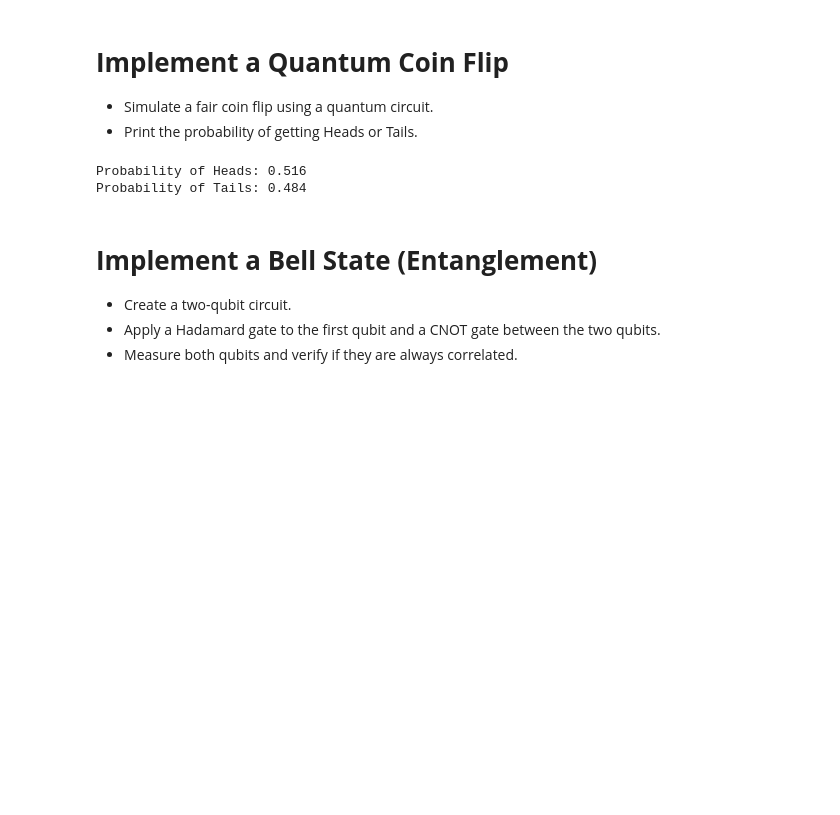
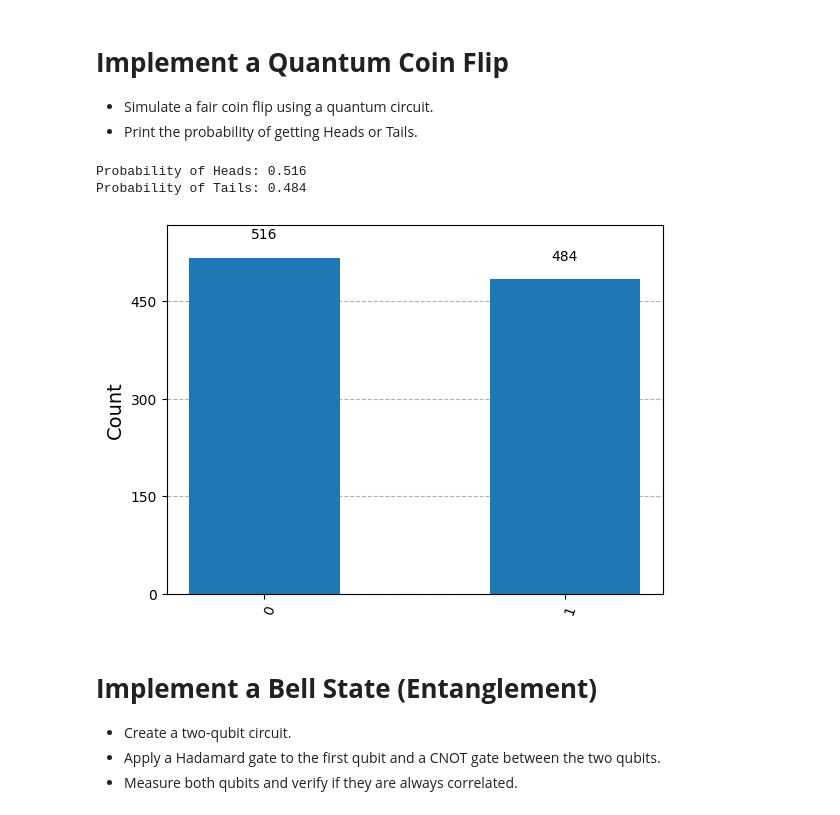
Before and after one commit to Fraol7/iCog-Labs-Tasks, a Jupyter notebook: Task_QC_Training.ipynb, the cells around one changed output. Drawn from its saved outputs; the diff is of its cells as text; code cells hidden in the pictures; blank space fills up the shorter version.

```diff
--- a/Task_QC_Training.ipynb
+++ b/Task_QC_Training.ipynb
@@ -80,41 +80,41 @@ Counts(ideal): {'0': 62, '1': 66}
 - Simulate a fair coin flip using a quantum circuit.
 - Print the probability of getting Heads or Tails.
 # %%
-import qiskit
 from qiskit.visualization import plot_histogram
 from qiskit_aer.primitives import SamplerV2
 
 # Initialize a quantum circuit with one qubit
 circ = qiskit.QuantumCircuit(1)
 
 # Apply Hadamard gate (H)
 circ.h(0)
 
 # Measure the qubit
 circ.measure_all()
 
 # Construct an ideal simulator with SamplerV2
 sampler = SamplerV2()
 job = sampler.run([circ], shots=1000)
 
 # Perform an ideal simulation
 result_ideal = job.result()
 counts_ideal = result_ideal[0].data.meas.get_counts()
 
 # Calculate probabilities
 total_shots = sum(counts_ideal.values())
 prob_heads = counts_ideal.get('0', 0) / total_shots
 prob_tails = counts_ideal.get('1', 0) / total_shots
 
 # Print results
 print(f"Probability of Heads: {prob_heads:.3f}")
 print(f"Probability of Tails: {prob_tails:.3f}")
 
 # Display histogram
-plot_histogram(counts_ideal).show()
+plot_histogram(counts_ideal)
 # %% [output]
 Probability of Heads: 0.516
 Probability of Tails: 0.484
+[figure, added]
 # %% [markdown]
 # **Implement a Bell State (Entanglement)**
 - Create a two-qubit circuit.
```
Also changed, not shown: parts of 4 cells of this notebook.
